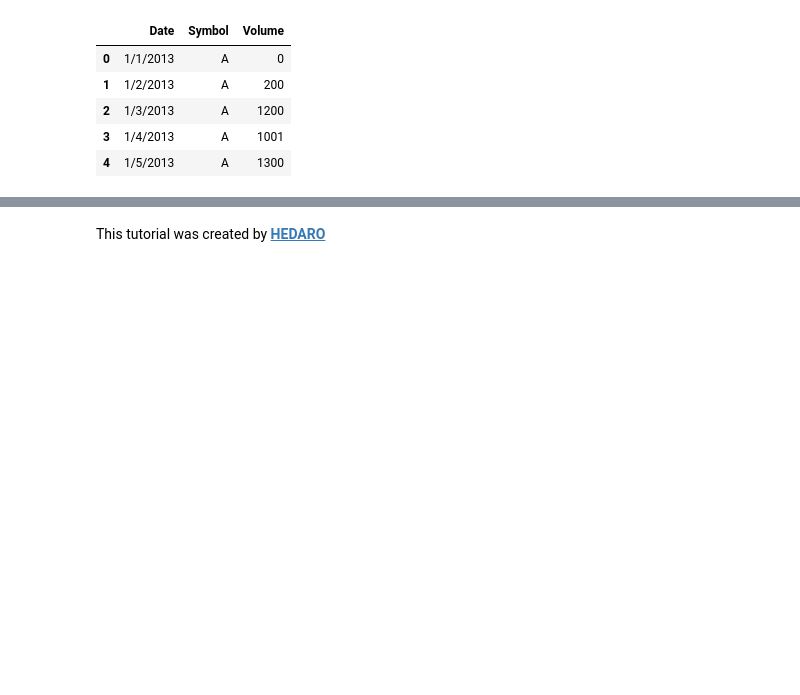
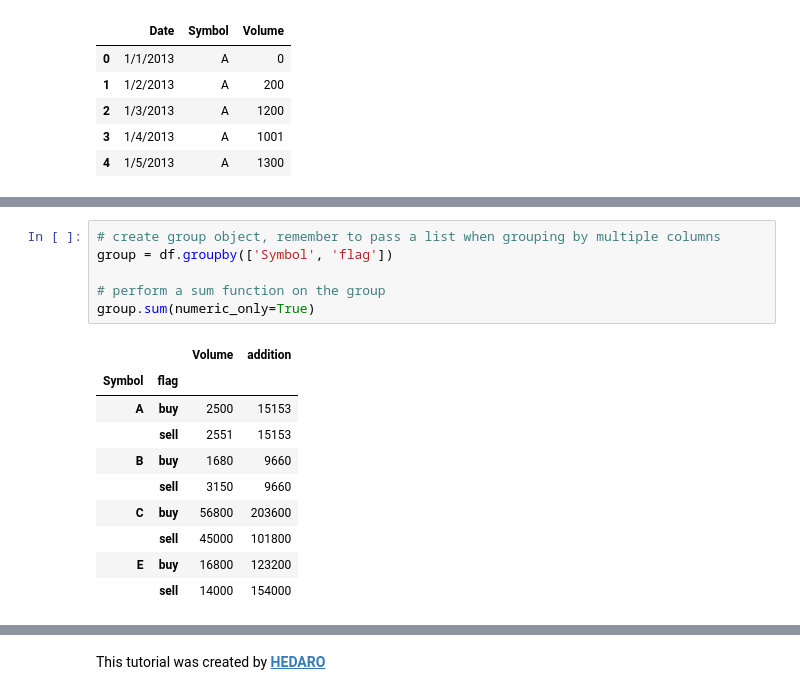
Before and after one commit to DataWranglerPro/quartz, a Jupyter notebook: content/Assets/notebooks/Group By Practice.ipynb, the cells around one changed output, grey strips where cells are left out. Cells and saved outputs as stored; diff of their text form; blank space fills up the shorter version.

```diff
--- a/content/Assets/notebooks/Group By Practice.ipynb
+++ b/content/Assets/notebooks/Group By Practice.ipynb
@@ -246,0 +292,17 @@ group.apply(test)
+# %%
+# create group object, remember to pass a list when grouping by multiple columns
+group = df.groupby(['Symbol', 'flag'])
+
+# perform a sum function on the group
+group.sum(numeric_only=True)
+# %% [output]
+|  |  | Volume | addition |
+| Symbol | flag |  |  |
+| A | buy | 2500 | 15153 |
+|  | sell | 2551 | 15153 |
+| B | buy | 1680 | 9660 |
+|  | sell | 3150 | 9660 |
+| C | buy | 56800 | 203600 |
+|  | sell | 45000 | 101800 |
+| E | buy | 16800 | 123200 |
+|  | sell | 14000 | 154000 |
```
Also changed, not shown: parts of 43 cells of this notebook, 3 other files.
